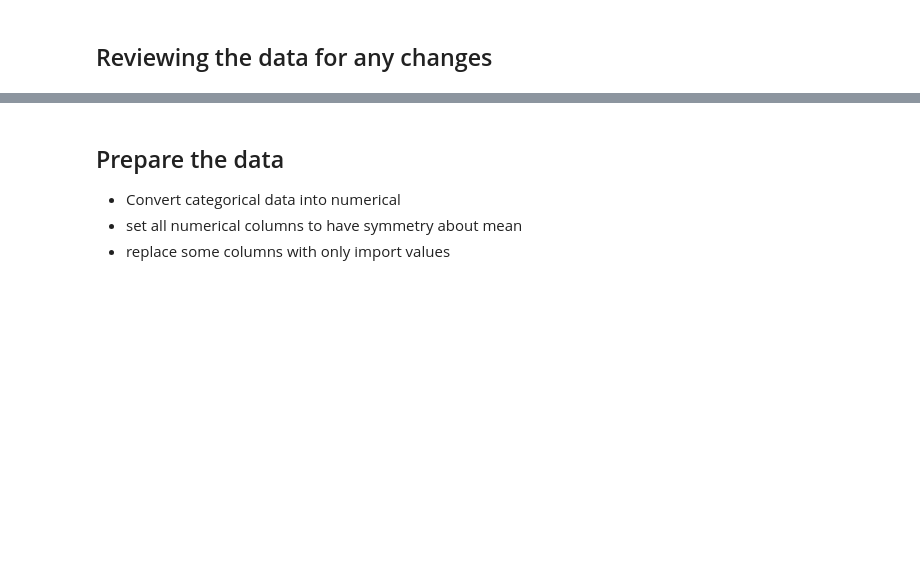
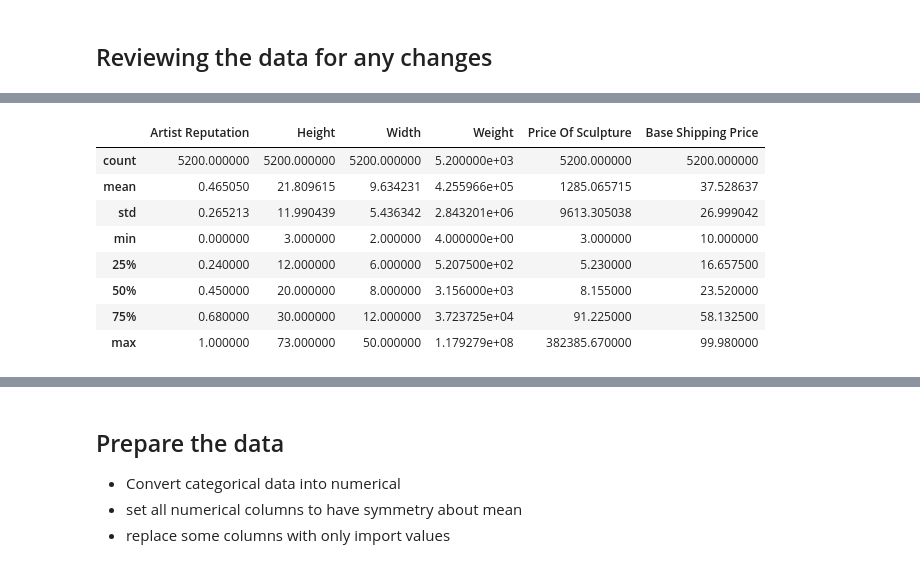
Before and after one commit to Coder-RG/ArtifactCost, a Jupyter notebook: ArtifactCost.ipynb, the cells around one changed output, grey strips where cells are left out. Drawn from its saved outputs; the diff is of its cells as text; code cells hidden in the pictures; blank space fills up the shorter version.

```diff
--- a/ArtifactCost.ipynb
+++ b/ArtifactCost.ipynb
@@ -32,0 +51,12 @@ X_train['Customer Location'].nunique()
+# %%
+X.describe()
+# %% [output]
+|  | Artist Reputation | Height | Width | Weight | Price Of Sculpture | Base Shipping Price |
+| count | 5200.000000 | 5200.000000 | 5200.000000 | 5.200000e+03 | 5200.000000 | 5200.000000 |
+| mean | 0.465050 | 21.809615 | 9.634231 | 4.255966e+05 | 1285.065715 | 37.528637 |
+| std | 0.265213 | 11.990439 | 5.436342 | 2.843201e+06 | 9613.305038 | 26.999042 |
+| min | 0.000000 | 3.000000 | 2.000000 | 4.000000e+00 | 3.000000 | 10.000000 |
+| 25% | 0.240000 | 12.000000 | 6.000000 | 5.207500e+02 | 5.230000 | 16.657500 |
+| 50% | 0.450000 | 20.000000 | 8.000000 | 3.156000e+03 | 8.155000 | 23.520000 |
+| 75% | 0.680000 | 30.000000 | 12.000000 | 3.723725e+04 | 91.225000 | 58.132500 |
+| max | 1.000000 | 73.000000 | 50.000000 | 1.179279e+08 | 382385.670000 | 99.980000 |
```
Also changed, not shown: parts of 34 cells of this notebook.
